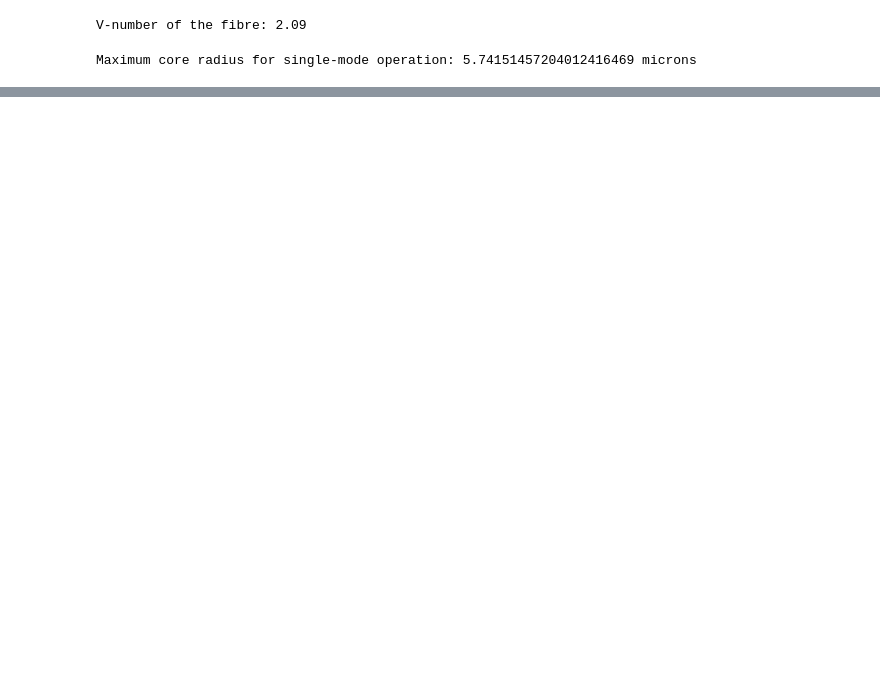
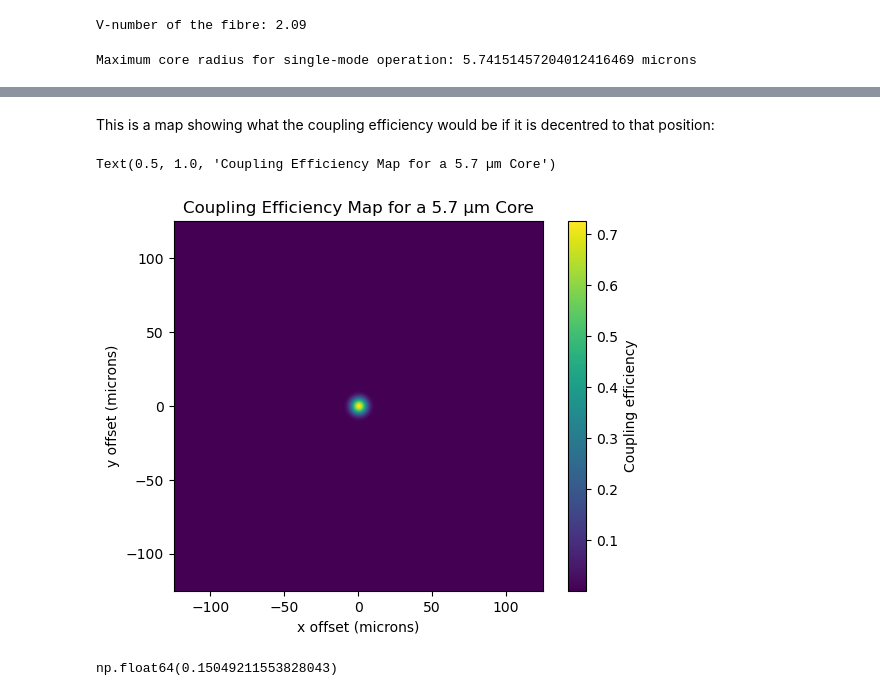
Before and after one commit to TongyueLiu/OH-Suppression-MRes-Project, a Jupyter notebook: notebooks/surface_brightness_profiles/GOODS12965_z_1_galaxy.ipynb, the cells around one changed output, grey strips where cells are left out. Drawn from its saved outputs; the diff is of its cells as text; code cells hidden in the pictures; blank space fills up the shorter version.

```diff
--- a/notebooks/surface_brightness_profiles/GOODS12965_z_1_galaxy.ipynb
+++ b/notebooks/surface_brightness_profiles/GOODS12965_z_1_galaxy.ipynb
@@ -492,0 +784,11 @@ lam0 = 1.5e-6 # wavelength of beam in vacuum
+# %% [markdown]
+This is a map showing what the coupling efficiency would be if it is decentred to that position:
+# %%
+plt.imshow(eta_psf_dr_map_2d, origin='lower', extent=(-r_max*1e6, r_max*1e6, -r_max*1e6, r_max*1e6))
+plt.colorbar(label='Coupling efficiency')
+plt.xlabel("x offset (microns)")
+plt.ylabel("y offset (microns)")
+plt.title("Coupling Efficiency Map for a 5.7 µm Core")
+# %% [output]
+Text(0.5, 1.0, 'Coupling Efficiency Map for a 5.7 µm Core')
+[figure, added]
@@ -492,0 +879,4 @@ lam0 = 1.5e-6 # wavelength of beam in vacuum
+# %%
+eta_galaxy_cladding_5p7
+# %% [output]
+np.float64(0.15049211553828043)
```
Also changed, not shown: parts of 37 cells of this notebook.
